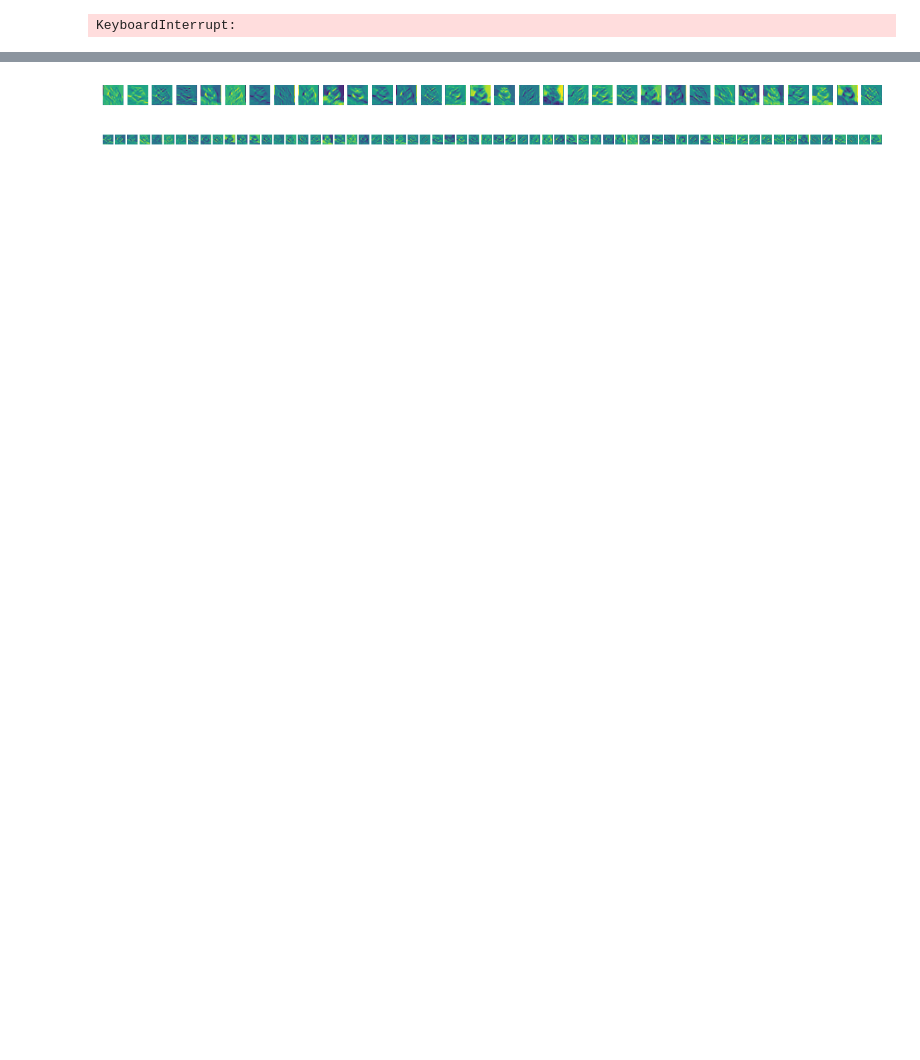
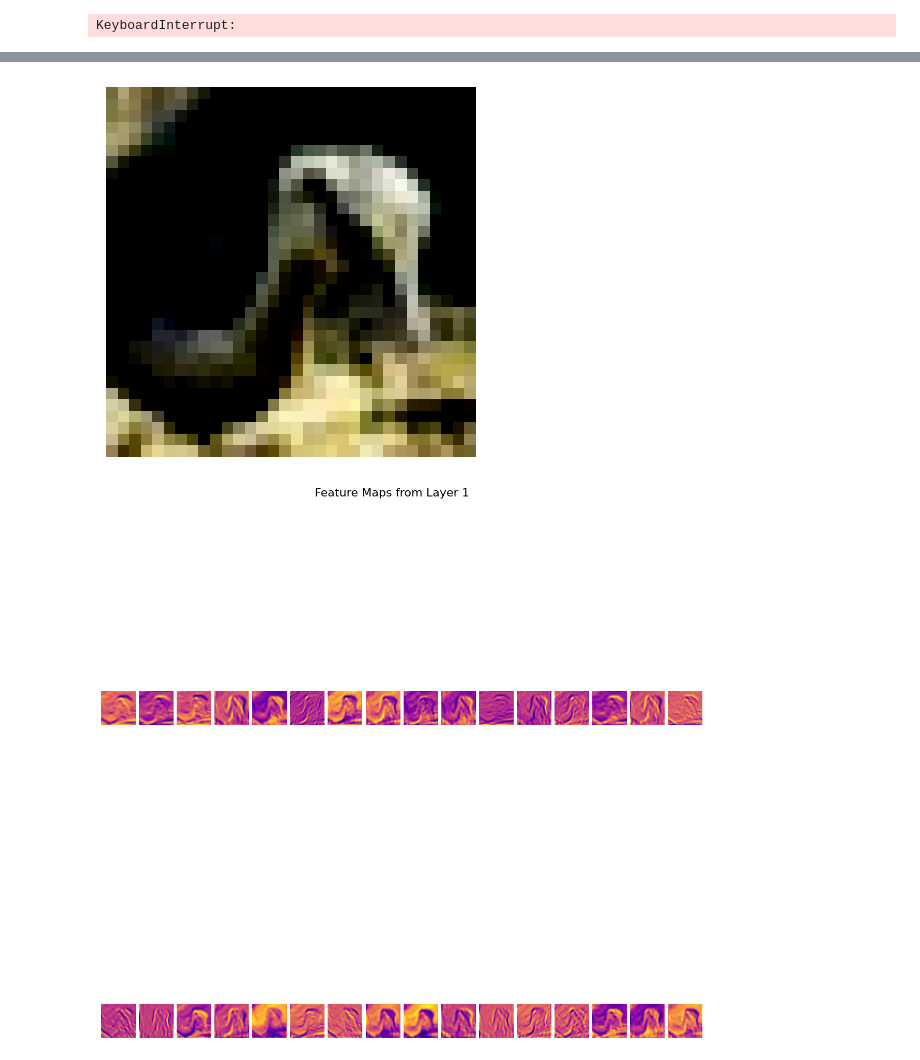
Before and after one commit to kenzfinn/csc1035_lecture_examples, a Jupyter notebook: CSC3831_Part3.ipynb, the cells around one changed output, grey strips where cells are left out. Cells and saved outputs as stored; diff of their text form; code cells hidden in the pictures; blank space fills up the shorter version.

```diff
--- a/CSC3831_Part3.ipynb
+++ b/CSC3831_Part3.ipynb
@@ -253,27 +286,51 @@ filters for second conv layer
 # %%
-def visualize_conv_filters(model, image, layers):
-  image = image.unsqueeze(0)
+# https://pytorch.org/docs/stable/torch.html
+# https://pytorch.org/tutorials/beginner/knowledge_distillation_tutorial.html
 
-  outputs = []
-  x = image
-  for layer in layers:
-    x = layer(x)
-    outputs.append(x)
+def visualize_conv_features(model, image, layers):
+    image = image.unsqueeze(0)
+
+    outputs = []
+    x = image
+    for layer in layers:
+        x = layer(x)
+        outputs.append(x)
+
+    for idx, feature_map in enumerate(outputs):
+        feature_map = feature_map.squeeze(0).detach().cpu().numpy()
+        num_features = feature_map.shape[0]
+        num_cols = 16
+        # 16 good for viewing all easier
+        num_rows = (num_features + num_cols - 1) // num_cols
+
+        fig, axes = plt.subplots(
+            num_rows, num_cols,
+            figsize=(15, 15),
+            gridspec_kw={'wspace': 0.1, 'hspace': 0.1}
+        )
+        axes = axes.flatten()
+
+        for i in range(num_features):
+            ax = axes[i]
+            ax.imshow(feature_map[i], cmap='plasma')
+            # plasma used as good for contrast and test image doesnt offer much
+            ax.axis('off')
+        for i in range(num_features, len(axes)):
+            axes[i].axis('off')
 
 
-  for idx, feature_map in enumerate(outputs):
-    feature_map = feature_map.squeeze(0).detach().cpu().numpy()
-    num_features = feature_map.shape[0]
-
-    plt.figure(figsize=(15, 15))
-    for i in range(num_features):
-      plt.subplot(1, num_features, i+1)
-      plt.imshow(feature_map[i], cmap='viridis')
-      plt.axis('off')
-
+        fig.suptitle(f"FLayer {idx+1}", fontsize=16)
+        plt.tight_layout()
+        plt.show()
 
 
 vis_layers = [model.convl1, model.conv2, model.conv3]
+image_tensor = train_set[0][0]
+image_np = image_tensor.permute(1, 2, 0).numpy()
 
-visualize_conv_filters(model_with_bn, train_set[0][0], vis_layers)
+plt.imshow(image_np)
+plt.axis('off')
+plt.show()
+
+visualize_conv_features(model_with_bn, train_set[0][0], vis_layers)
 # %% [output]
@@ -280,2 +338,2 @@ visualize_conv_filters(model_with_bn, train_set[0][0], vis_layers)
-[figure, old version]
+[figure, new version]
-[figure, old version]
+[figure, new version]
```
Also changed, not shown: parts of 5 cells of this notebook.
